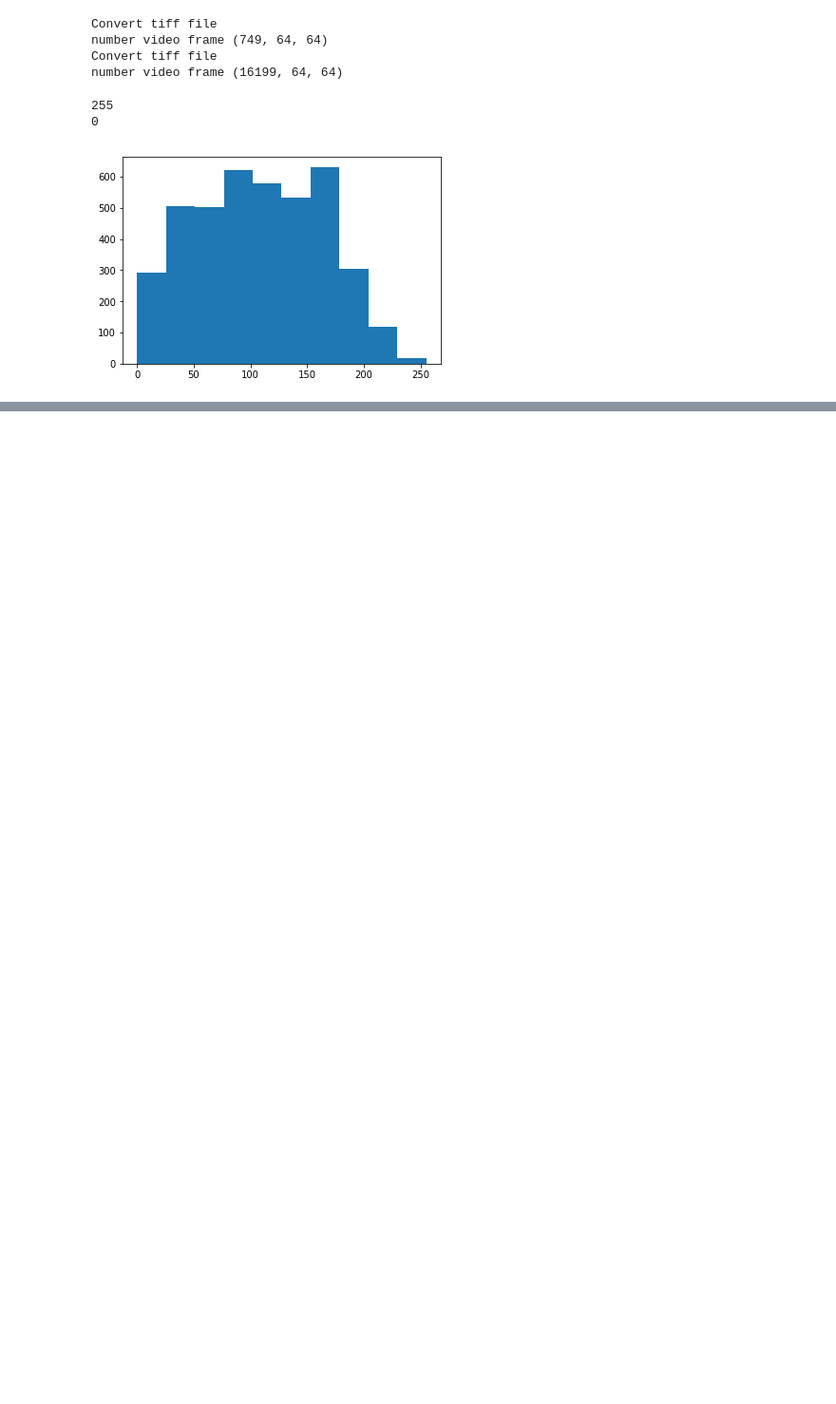
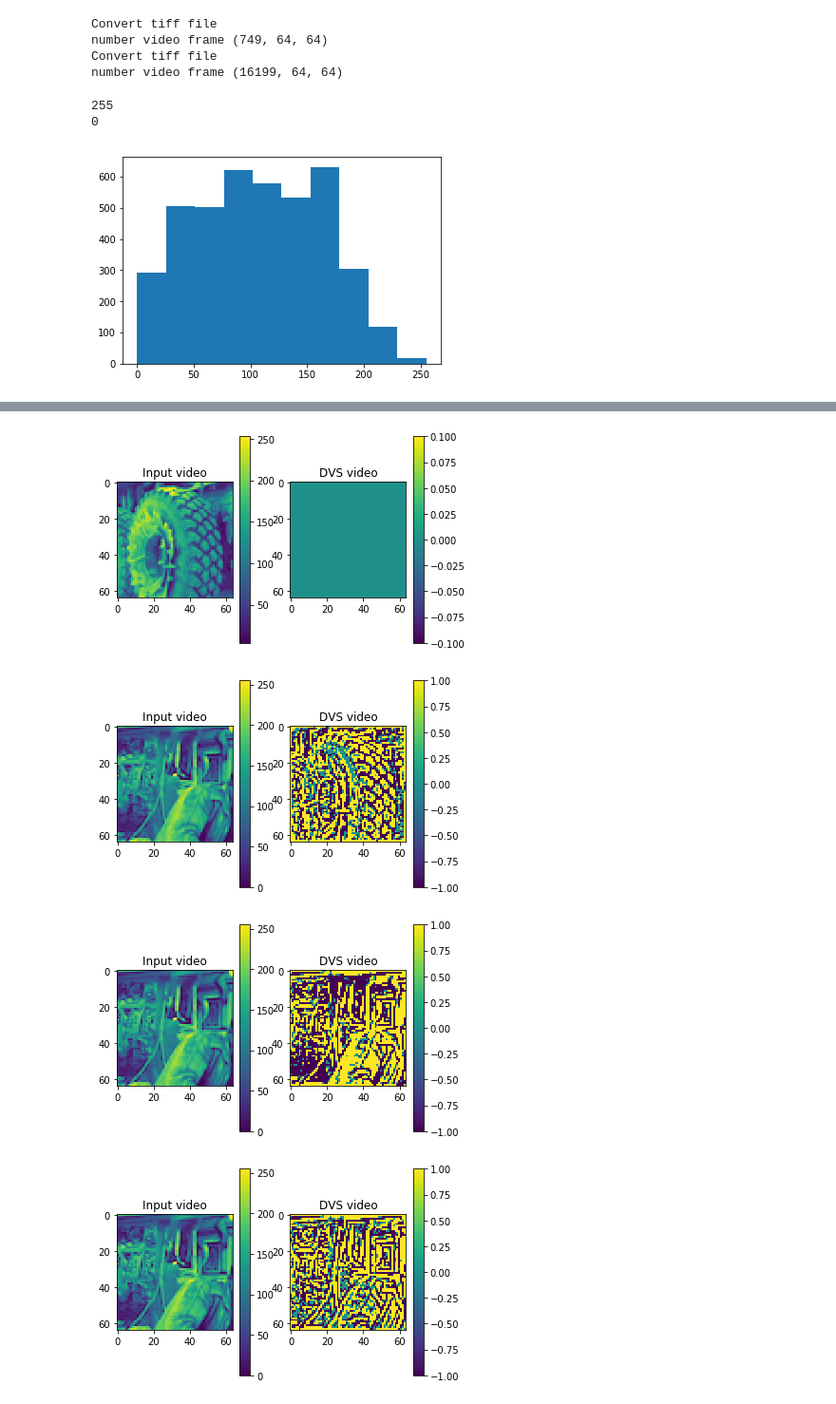
Before and after one commit to gemmataverni/TubingenSecondment, a Jupyter notebook: scripts/Preprocessing_for_DVS_image.ipynb, the cells around one changed output, grey strips where cells are left out. Shown: that part at 95% size. Saved outputs shown, nothing was run; the diff lists cells and outputs as text; code cells hidden in the pictures; blank space fills up the shorter version.

```diff
--- a/scripts/Preprocessing_for_DVS_image.ipynb
+++ b/scripts/Preprocessing_for_DVS_image.ipynb
@@ -204,0 +245,24 @@ for i in range(num_of_frame):
+# %%
+#Plot images
+num_of_frame=10
+array1=video_test
+array2=DVS_BC_video_test
+title1="Input video"
+title2="DVS video"
+
+
+for i in range(num_of_frame):
+        plt.figure()
+        plt.subplot(121)
+        plt.imshow(array1[i,:,:])
+        plt.title(title1)
+        plt.colorbar()
+        plt.subplot(122)
+        plt.title(title2)
+        plt.imshow(array2[i,:,:])
+        plt.colorbar()
+# %% [output]
+[figure, added]
+[figure, added]
+[figure, added]
+[figure, added]
```
Also changed, not shown: parts of 15 cells of this notebook.
